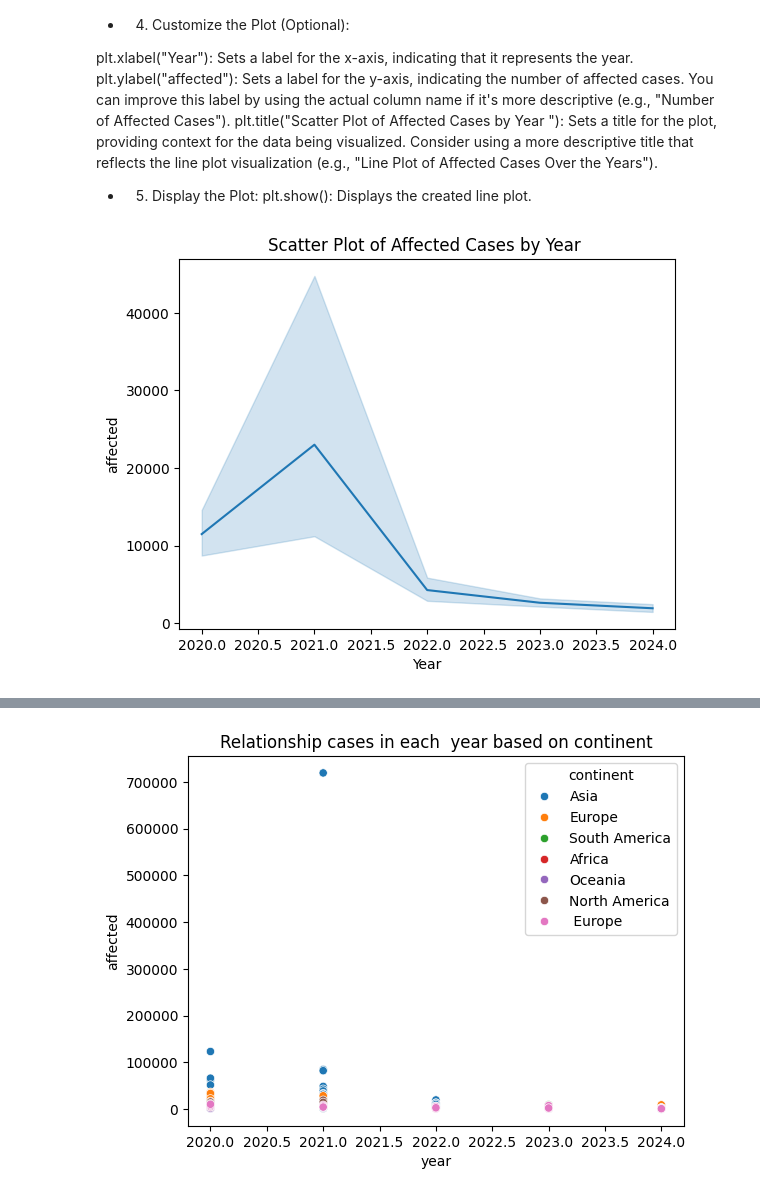
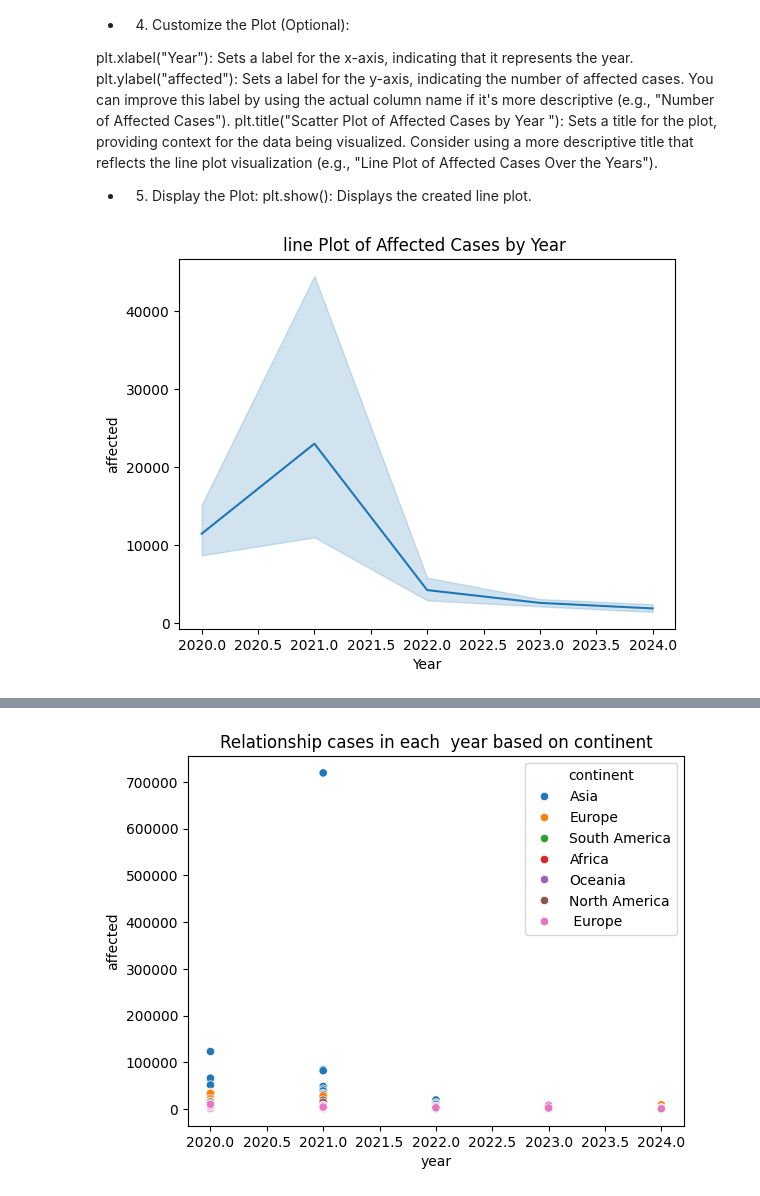
Before and after one commit to bratatikiit/Data_Analytics_project, a Jupyter notebook: data/analysis_ of_different_perspective.ipynb, the cells around one changed output, grey strips where cells are left out. Drawn from its saved outputs; the diff is of its cells as text; code cells hidden in the pictures.

```diff
--- a/data/analysis_ of_different_perspective.ipynb
+++ b/data/analysis_ of_different_perspective.ipynb
@@ -542,19 +488,19 @@ plt.show(): Displays the created line plot.
 # %%
 import pandas as pd
 import matplotlib.pyplot as plt
 import seaborn as sns
 
 # Read your CSV data
 data = pd.read_csv("./affected_country.csv")
 sns.lineplot(x="year", y="affected", markers=True, dashes=False,data=data)
 
 # Add labels and title (optional, customize as needed)
 plt.xlabel("Year")
 plt.ylabel("affected")
-plt.title("Scatter Plot of Affected Cases by Year ")
+plt.title("line Plot of Affected Cases by Year ")
 
 # Display the plot
 plt.show()
 # %% [output]
-[figure, old version]
+[figure, new version]
 # %% [markdown]
```
Also changed, not shown: parts of 16 cells of this notebook, 8 other files.
